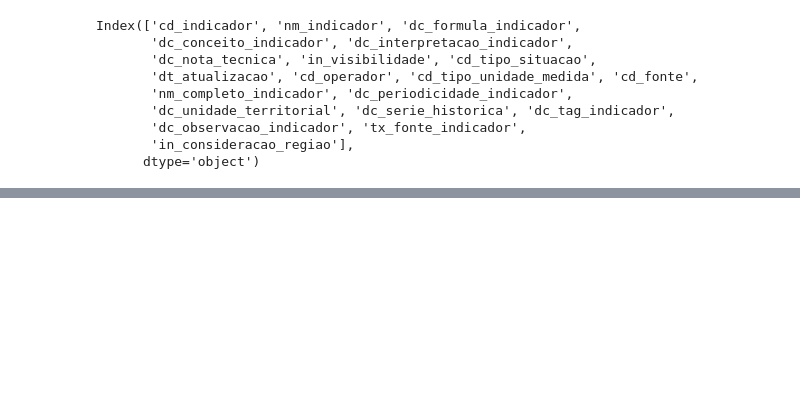
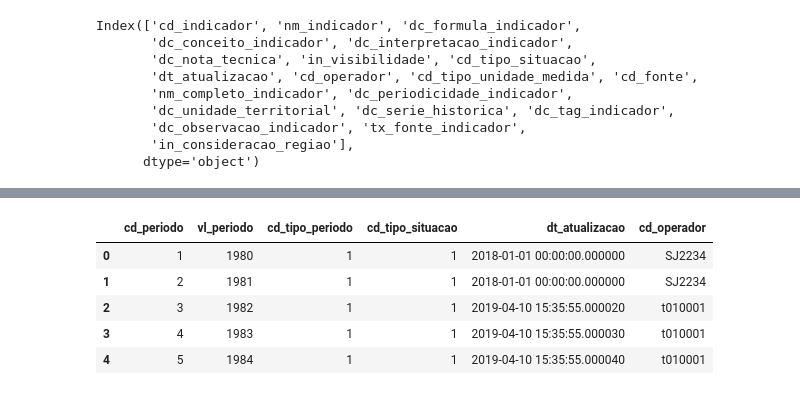
Before and after one commit to h-pgy/report_atualizacao_observasampa, a Jupyter notebook: report_variaveis.ipynb, the cells around one changed output, grey strips where cells are left out. Saved outputs shown, nothing was run; the diff lists cells and outputs as text; code cells hidden in the pictures; blank space fills up the shorter version.

```diff
--- a/report_variaveis.ipynb
+++ b/report_variaveis.ipynb
@@ -149,5 +149,14 @@ results.sample(5)
 # %%
 periodos = q('periodo', limit=None)
+# %%
+periodos.head()
+# %% [output]
+|  | cd_periodo | vl_periodo | cd_tipo_periodo | cd_tipo_situacao | dt_atualizacao | cd_operador |
+| 0 | 1 | 1980 | 1 | 1 | 2018-01-01 00:00:00.000000 | SJ2234 |
+| 1 | 2 | 1981 | 1 | 1 | 2018-01-01 00:00:00.000000 | SJ2234 |
+| 2 | 3 | 1982 | 1 | 1 | 2019-04-10 15:35:55.000020 | t010001 |
+| 3 | 4 | 1983 | 1 | 1 | 2019-04-10 15:35:55.000030 | t010001 |
+| 4 | 5 | 1984 | 1 | 1 | 2019-04-10 15:35:55.000040 | t010001 |
 # %%
 periodos = periodos[periodos['cd_tipo_situacao']==1].reset_index(drop=True)
 # %%
```
Also changed, not shown: parts of 15 cells of this notebook, 4 other files.
